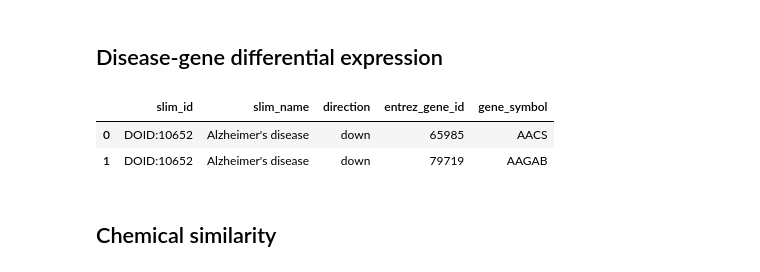
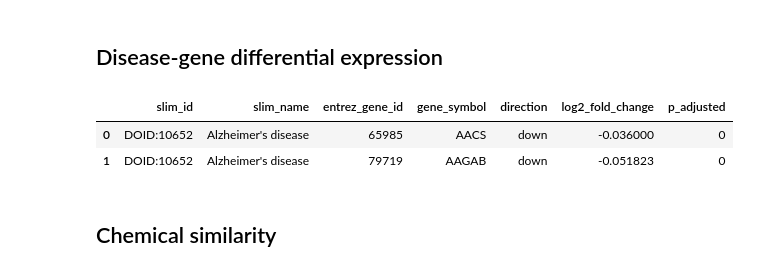
Before and after one commit to dhimmel/integrate, a Jupyter notebook: integrate.ipynb, the cells around one changed output. Drawn from its saved outputs; the diff is of its cells as text; code cells hidden in the pictures.

Commit message:
Rebuild with updated data
Updated indications, stargeo, LINCS L1000, Gene Ontology Annotations.

Collapse LINCS L1000 genetic perturbations to a single edge type.

Rerun `evaluate-permutations.ipynb`.

```diff
--- a/integrate.ipynb
+++ b/integrate.ipynb
@@ -236,14 +231,14 @@ for i, row in association_df.iterrows():
 # %% [markdown]
 ## Disease-gene differential expression
 # %%
-commit = '498e140326981de646534fc5b5b039e111ccf257'
+commit = '1a11633b5e0095454453335be82012a9f0f482e4'
 url = rawgit('dhimmel', 'stargeo', commit, 'data/diffex.tsv')
 stargeo_df = pandas.read_table(url)
 stargeo_df.head(2)
 # %% [output]
-|  | slim_id | slim_name | direction | entrez_gene_id | gene_symbol |
-| 0 | DOID:10652 | Alzheimer's disease | down | 65985 | AACS |
-| 1 | DOID:10652 | Alzheimer's disease | down | 79719 | AAGAB |
+|  | slim_id | slim_name | entrez_gene_id | gene_symbol | direction | log2_fold_change | p_adjusted |
+| 0 | DOID:10652 | Alzheimer's disease | 65985 | AACS | down | -0.036000 | 0 |
+| 1 | DOID:10652 | Alzheimer's disease | 79719 | AAGAB | down | -0.051823 | 0 |
 # %%
 for i, row in stargeo_df.iterrows():
     source_id = 'disease', row.slim_id
```
Also changed, not shown: parts of 28 cells of this notebook, 10 other files.
